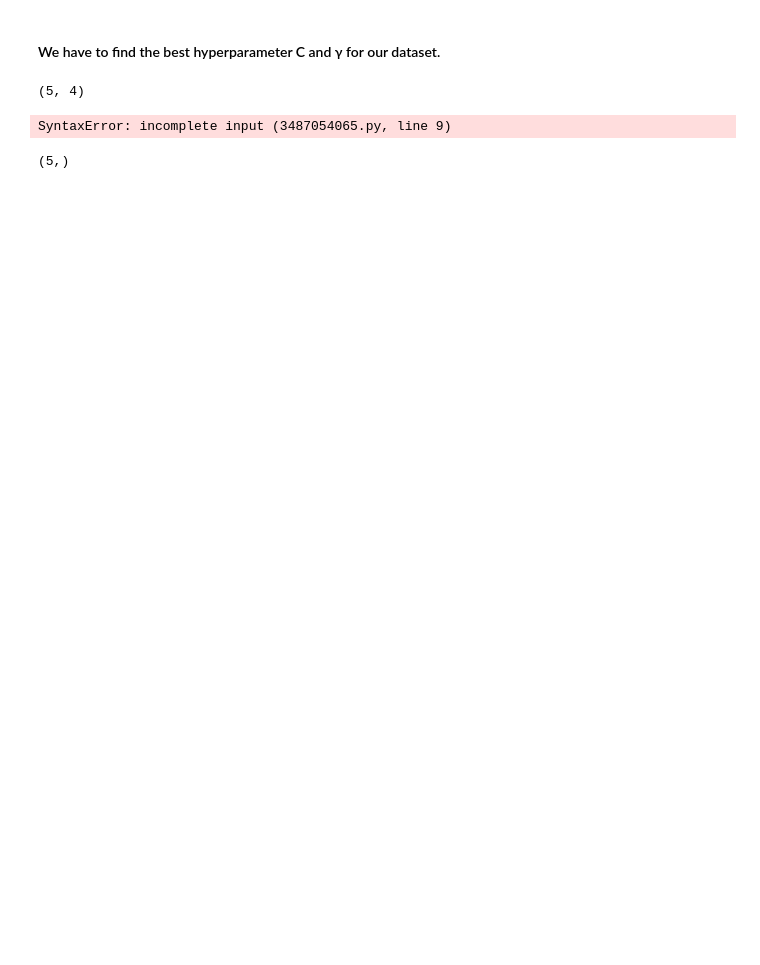
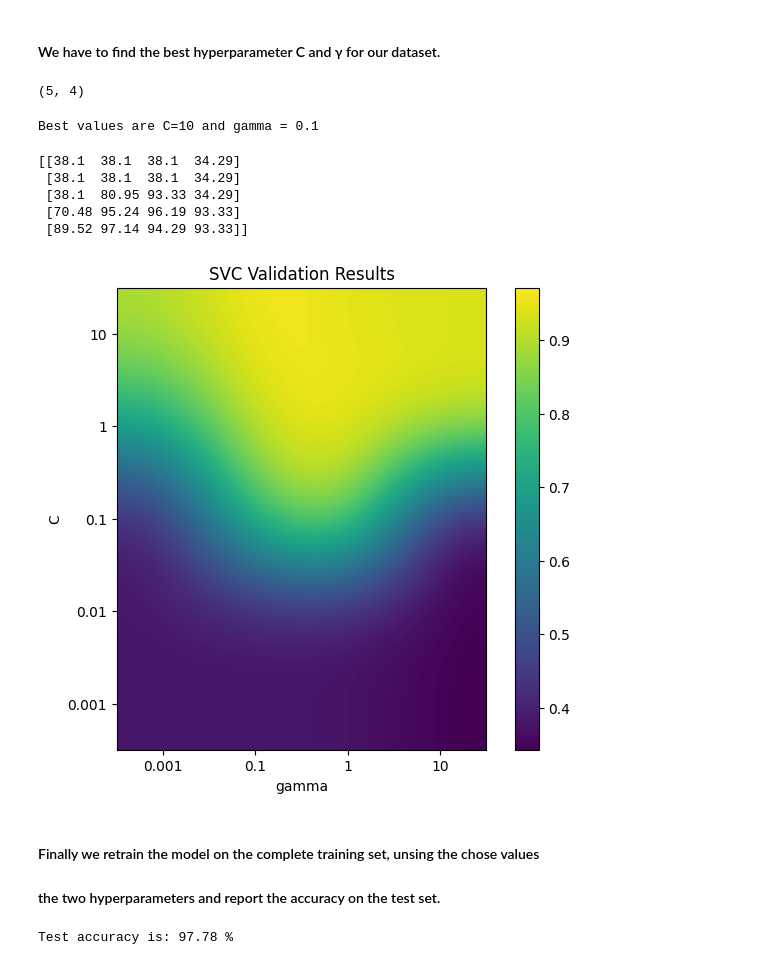
Before and after one commit to Alhag-Ali/ML_execrcise, a Jupyter notebook: SVM_sklearn.ipynb, the cells around one changed output. Cells and saved outputs as stored; diff of their text form; code cells hidden in the pictures; blank space fills up the shorter version.

Commit message:
SVM using sklearn with appling the cross validation in numpy

```diff
--- a/SVM_sklearn.ipynb
+++ b/SVM_sklearn.ipynb
@@ -106,9 +106,76 @@ for i, C in enumerate(choices_C):
             model.fit(X_train_concat, y_train_concat)
 
             # Compute and store accuracy.
-            accuracies[k] model.score(X_val, y_val)
+            accuracies[k] = model.score(X_val, y_val)
+
+        # compute mean accuracy.
+        results[i, j] = np.mean(accuracies)
+
+# Get indices of best values.
+# np.argmax: the index of the maximum number
+i, j = np.unravel_index(np.argmax(results), (results.shape))
+
+# Save best hyperparameter values.
+best_C = choices_C[i]
+best_g = choices_g[j]
+
+# Show hyperparameter values.
+print(f"Best values are C={best_C} and gamma = {best_g}")
 # %% [output]
-SyntaxError: incomplete input (3487054065.py, line 9)
+Best values are C=10 and gamma = 0.1
 # %%
+# Set number of digits.
+np.set_printoptions(precision=2)
-# %% [output]
-(5,)
+# %%
+print(results*100)
+# %% [output]
+[[38.1  38.1  38.1  34.29]
+ [38.1  38.1  38.1  34.29]
+ [38.1  80.95 93.33 34.29]
+ [70.48 95.24 96.19 93.33]
+ [89.52 97.14 94.29 93.33]]
+# %%
+# Create figure.
+plt.figure(figsize=(7.5, 6))
+
+# Set titel and axis labels
+plt.title("SVC Validation Results")
+plt.xlabel("gamma")
+plt.ylabel("C")
+
+# Reverse order of entries
+# axis = 0 rows reverse
+results = np.flip(results, axis=0)
+choices_C.reverse()
+
+# Don't show ticks.
+# Ticks: Ein Array von Positionen, an denen die Ticks platziert werden sollen.
+# Labels: Ein Array von Beschriftungen für die Ticks.
+plt.xticks(ticks=np.arange(len(choices_g)), labels=choices_g)
+plt.yticks(ticks=np.arange(len(choices_C)), labels=choices_C)
+
+# Show accuracies as heat map.
+plt.colorbar(
+    plt.imshow(results, cmap="viridis", interpolation="bicubic"),
+    ax=plt.gca()
+)
+plt.show()
+# %% [output]
+[figure, added]
+# %% [markdown]
+#### Finally we retrain the model on the complete training set, unsing the chose values
+#### the two hyperparameters and report the accuracy on the test set.
+# %%
+# Create model with the best hyperparameter values.
+model = SVC(C=best_C, gamma=best_g)
+
+# Fit the model to complete training data.
+model.fit(X_train, y_train)
+
+# Compute the accuracy.
+accuracy = model.score(X_test, y_test)
+
+# Show result.
+print(f"Test accuracy is: {accuracy * 100:.2f} %")
+# %% [output]
+Test accuracy is: 97.78 %
```
Also changed, not shown: parts of 2 cells of this notebook.
